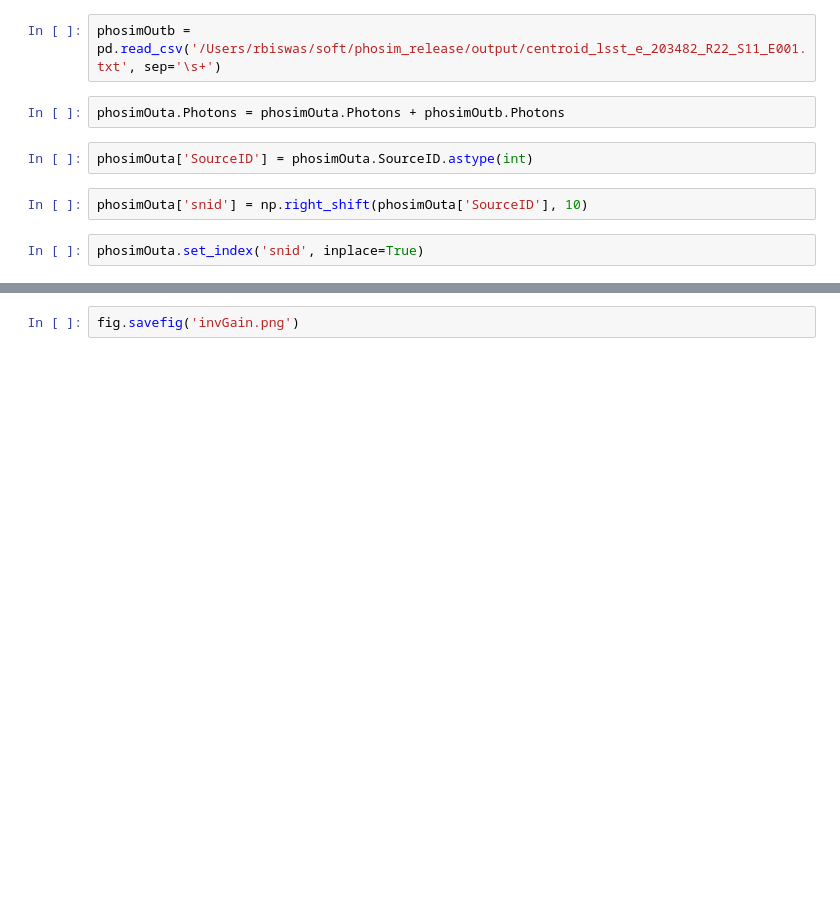
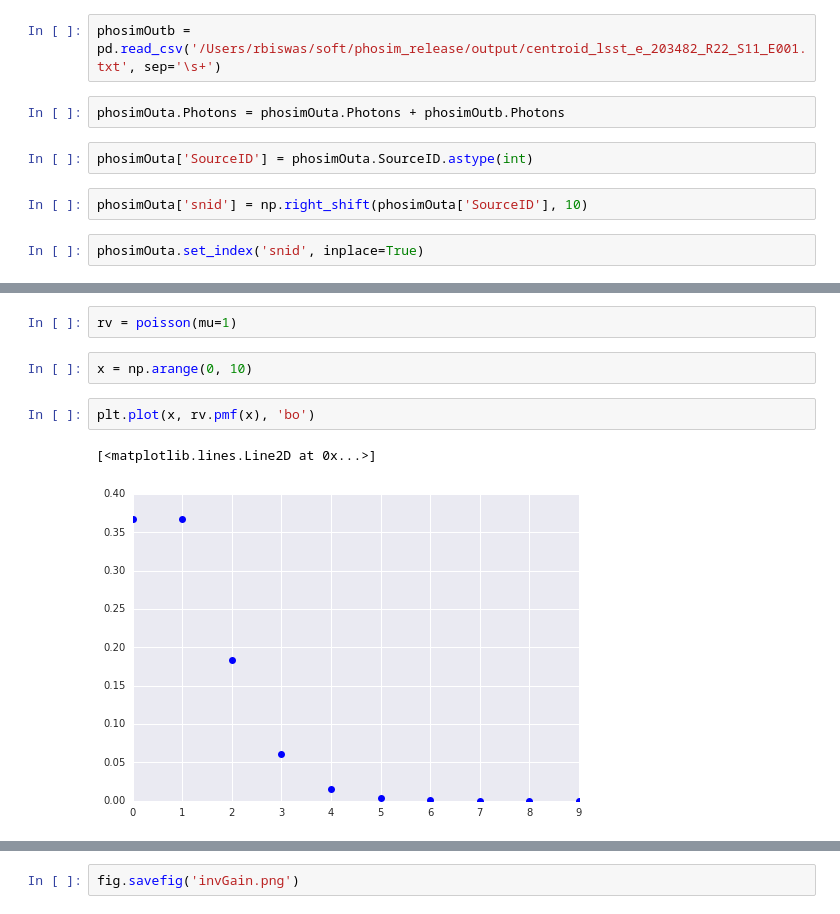
Before and after one commit to lsst-sims/legacy_sims_catUtils, a Jupyter notebook: examples/Using_SNModels_dbObj.ipynb, the cells around one changed output, grey strips where cells are left out. Drawn from its saved outputs; the diff is of its cells as text; blank space fills up the shorter version.

```diff
--- a/examples/Using_SNModels_dbObj.ipynb
+++ b/examples/Using_SNModels_dbObj.ipynb
@@ -423,0 +371,9 @@ ax.legend(loc='best')
+# %%
+rv = poisson(mu=1)
+# %%
+x = np.arange(0, 10)
+# %%
+plt.plot(x, rv.pmf(x), 'bo')
+# %% [output]
+[<matplotlib.lines.Line2D at 0x...>]
+[figure, added]
```
Also changed, not shown: parts of 107 cells of this notebook, 1 other file.
